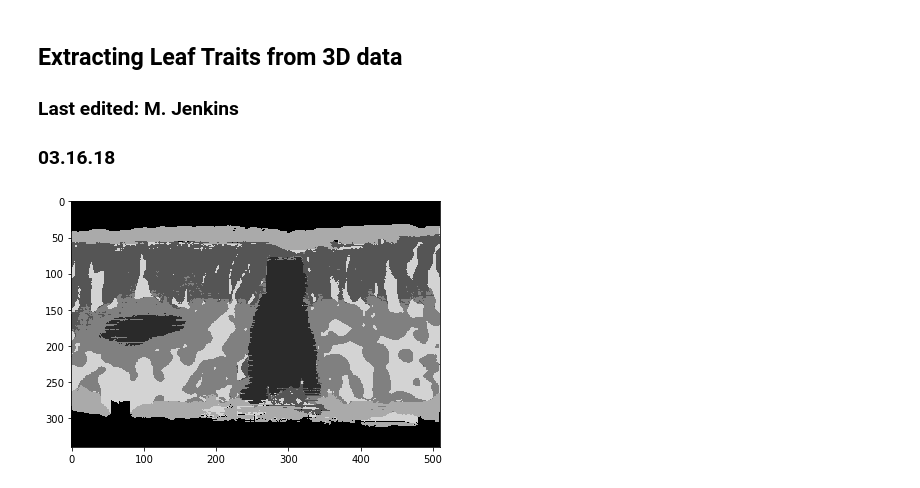
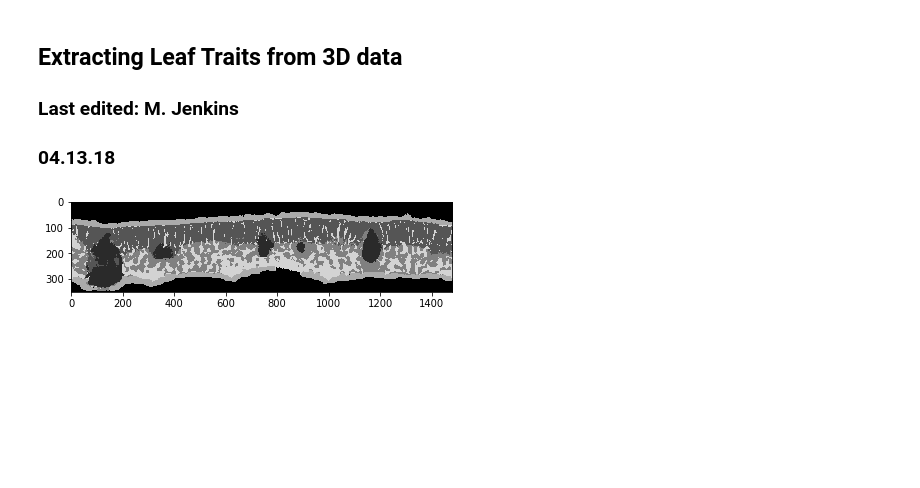
Before and after one commit to masonearles/3DLeafCT, a Jupyter notebook: ML_microCT/jupyter/LeafTraits.ipynb, the cells around one changed output. Saved outputs shown, nothing was run; the diff lists cells and outputs as text; code cells hidden in the pictures; blank space fills up the shorter version.

```diff
--- a/ML_microCT/jupyter/LeafTraits.ipynb
+++ b/ML_microCT/jupyter/LeafTraits.ipynb
@@ -2,7 +2,7 @@
 ## Extracting Leaf Traits from 3D data
 
 ### Last edited: M. Jenkins
-### 03.16.18
+### 04.13.18
 # %%
 # Import libraries
 import matplotlib.pyplot as plt
@@ -18,13 +34,13 @@ from scipy.ndimage.filters import maximum_filter, median_filter, minimum_filter,
 # %%
 # Import full stack prediction from ML algorithm
 # filepath = '../../../ML_microCT/results/'
 filepath = '../results/'
-results_folder = 'monticola4'
+results_folder = 'test3_10'
 img = io.imread(filepath+results_folder+'/post_processed_fullstack.tif')
-io.imshow(img[65,:,:])
+io.imshow(img[0,:,:])
 io.show()
 # %% [output]
-[figure, old version]
+[figure, new version]
 # %%
 # define pixel values
 epidermis = 170
```
Also changed, not shown: parts of 24 cells of this notebook.
